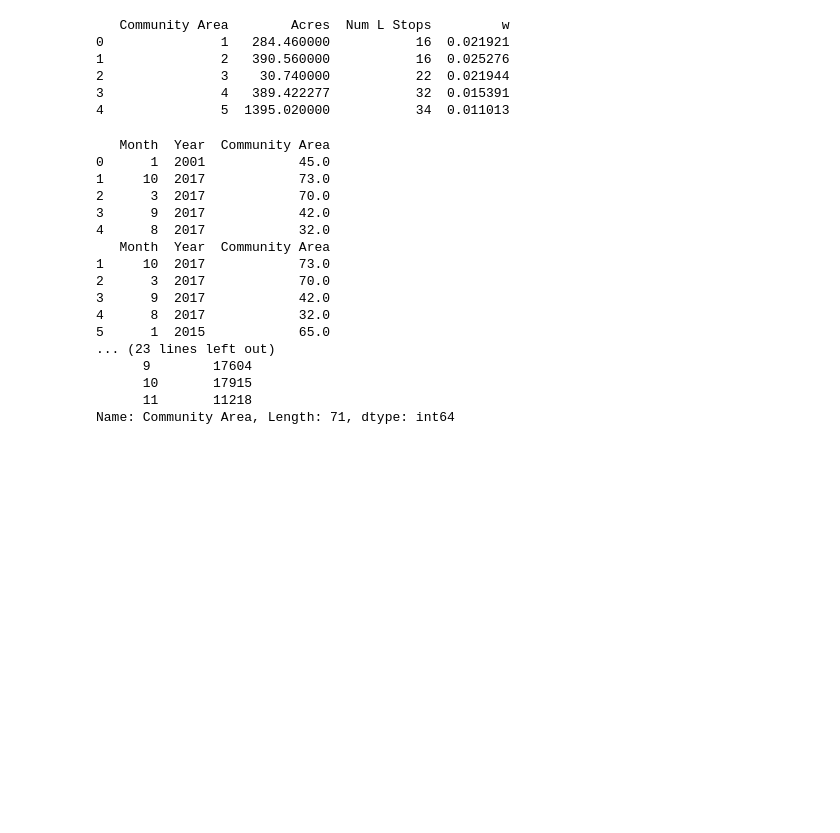
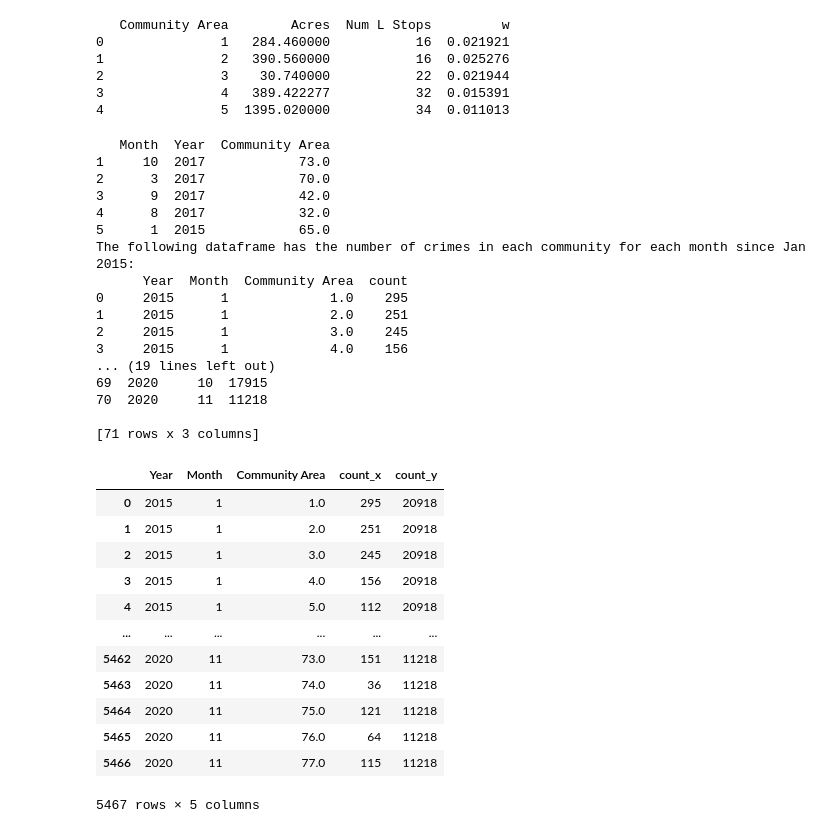
Before and after one commit to a-matai/datasiensgrup, a Jupyter notebook: src/linear_regression.ipynb, the cells around one changed output. Saved outputs shown, nothing was run; the diff lists cells and outputs as text; code cells hidden in the pictures; blank space fills up the shorter version.

```diff
--- a/src/linear_regression.ipynb
+++ b/src/linear_regression.ipynb
@@ -94,48 +94,69 @@ print(conditions.head())
 # %%
 # Now we will make the crime_time dataframe.
 # We will calculate the crime rate for each Community for every month in the past
 # five years.
 
 # First, filter out the data before 2015
 # Second, calculate crime rate
 #   rate := total crime in that community / total crime that month
 # Third, build the crime_time dataset
 crime1 = crime.filter(['Month','Year','Community Area'])
-print(crime1.head())
+#print(crime1.head())
 
 after_2015 = crime1['Year'] >= 2015
 crime1 = crime1[after_2015]
 crime_CA = crime1.copy()
 print(crime1.head())
 
 crime1.set_index('Year')
 print("The following dataframe has the number of crimes in each community for each month since Jan 2015:")
-crime2 = crime1.groupby(['Year','Month','Community Area'])['Community Area'].count()
-crime2.columns = ['Month','Year','Community Area','Ci']
-print(crime2)
+
+
+crime2 = crime1.groupby(['Year','Month','Community Area']).agg(count = ('Community Area','count'))
+#print(crime2)
+
+crime3 = crime2.reset_index()
+print(crime3)
 
 # Get the total crimes reported per month
 totals = crime2.groupby(['Year','Month']).agg('sum')
-totals.columns = ['Year','Month','C']
-print(totals)
+#print(totals)
+tot = totals.reset_index()
+print(tot)
+
+wow_crimes = pd.merge(crime3, tot, left_on=['Year','Month'], right_on=['Year', 'Month'], how = 'left')
+wow_crimes
 # %% [output]
-   Month  Year  Community Area
-0      1  2001            45.0
-1     10  2017            73.0
-2      3  2017            70.0
-3      9  2017            42.0
-4      8  2017            32.0
    Month  Year  Community Area
 1     10  2017            73.0
 2      3  2017            70.0
 3      9  2017            42.0
 4      8  2017            32.0
 5      1  2015            65.0
-... (23 lines left out)
-      9        17604
-      10       17915
-      11       11218
-Name: Community Area, Length: 71, dtype: int64
+The following dataframe has the number of crimes in each community for each month since Jan 2015:
+      Year  Month  Community Area  count
+0     2015      1             1.0    295
+1     2015      1             2.0    251
+2     2015      1             3.0    245
+3     2015      1             4.0    156
+... (19 lines left out)
+69  2020     10  17915
+70  2020     11  11218
+
+[71 rows x 3 columns]
+|  | Year | Month | Community Area | count_x | count_y |
+| 0 | 2015 | 1 | 1.0 | 295 | 20918 |
+| 1 | 2015 | 1 | 2.0 | 251 | 20918 |
+| 2 | 2015 | 1 | 3.0 | 245 | 20918 |
+| 3 | 2015 | 1 | 4.0 | 156 | 20918 |
+| 4 | 2015 | 1 | 5.0 | 112 | 20918 |
+| ... | ... | ... | ... | ... | ... |
+| 5462 | 2020 | 11 | 73.0 | 151 | 11218 |
+| 5463 | 2020 | 11 | 74.0 | 36 | 11218 |
+| 5464 | 2020 | 11 | 75.0 | 121 | 11218 |
+| 5465 | 2020 | 11 | 76.0 | 64 | 11218 |
+| 5466 | 2020 | 11 | 77.0 | 115 | 11218 |
+5467 rows × 5 columns
 # %%
 '''
 TODO:
```
Also changed, not shown: parts of 4 cells of this notebook.
